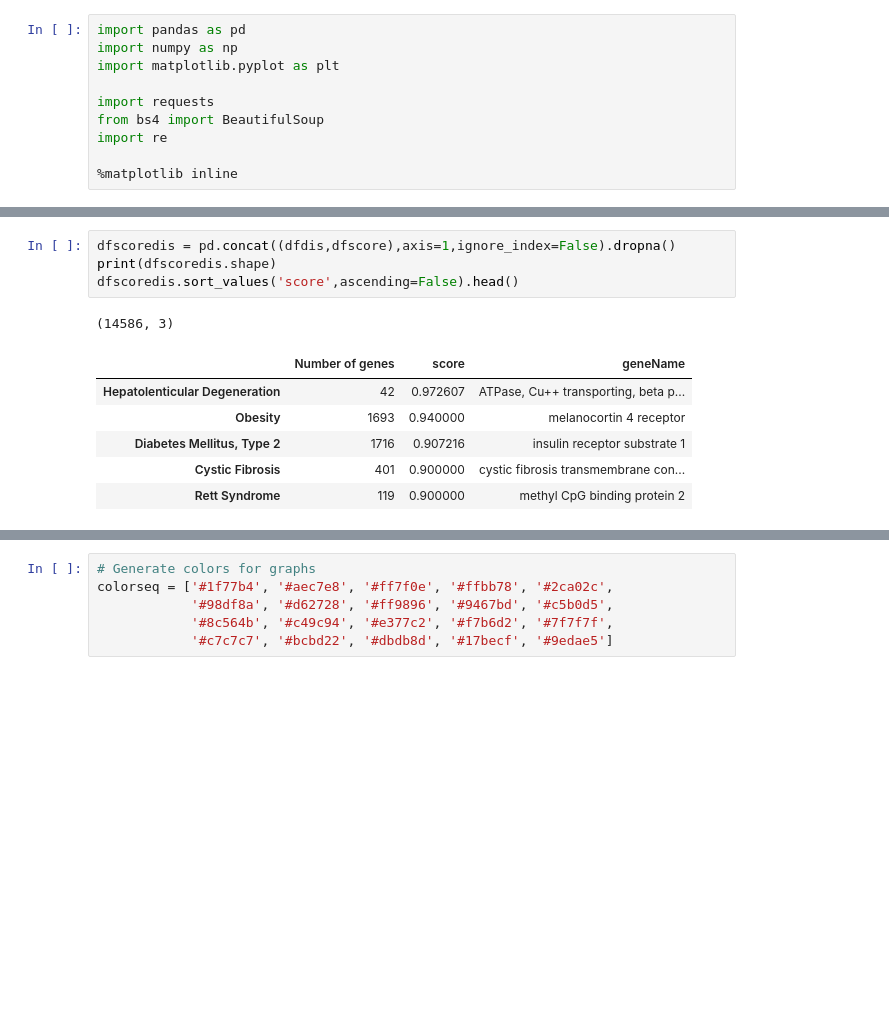
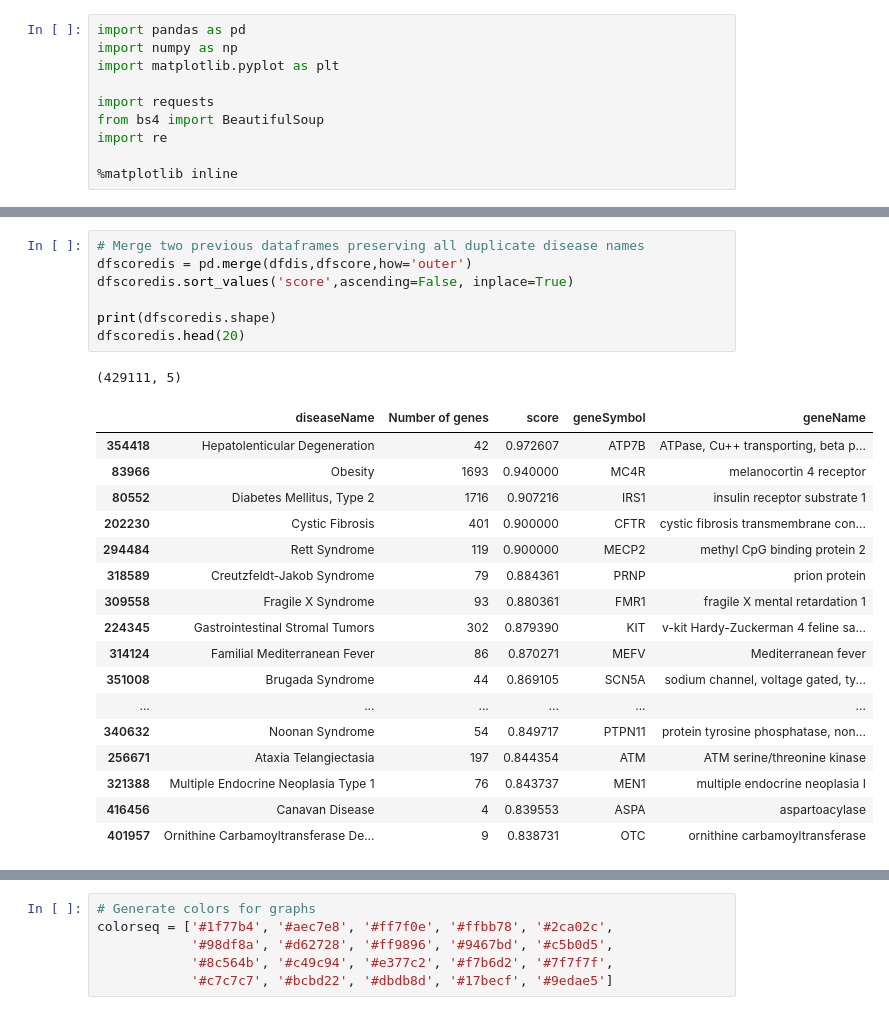
Before and after one commit to dbricare/datainc, a Jupyter notebook: genediseasedata.ipynb, the cells around one changed output, grey strips where cells are left out. Saved outputs shown, nothing was run; the diff lists cells and outputs as text; blank space fills up the shorter version.

```diff
--- a/genediseasedata.ipynb
+++ b/genediseasedata.ipynb
@@ -108,15 +139,29 @@ dfscore.head()
-# %%
-dfscoredis = pd.concat((dfdis,dfscore),axis=1,ignore_index=False).dropna()
-print(dfscoredis.shape)
-dfscoredis.sort_values('score',ascending=False).head()
-# %% [output]
-(14586, 3)
-|  | Number of genes | score | geneName |
-| Hepatolenticular Degeneration | 42 | 0.972607 | ATPase, Cu++ transporting, beta p... |
-| Obesity | 1693 | 0.940000 | melanocortin 4 receptor |
-| Diabetes Mellitus, Type 2 | 1716 | 0.907216 | insulin receptor substrate 1 |
-| Cystic Fibrosis | 401 | 0.900000 | cystic fibrosis transmembrane con... |
-| Rett Syndrome | 119 | 0.900000 | methyl CpG binding protein 2 |
+# %%
+# Merge two previous dataframes preserving all duplicate disease names
+dfscoredis = pd.merge(dfdis,dfscore,how='outer')
+dfscoredis.sort_values('score',ascending=False, inplace=True)
+
+print(dfscoredis.shape)
+dfscoredis.head(20)
+# %% [output]
+(429111, 5)
+|  | diseaseName | Number of genes | score | geneSymbol | geneName |
+| 354418 | Hepatolenticular Degeneration | 42 | 0.972607 | ATP7B | ATPase, Cu++ transporting, beta p... |
+| 83966 | Obesity | 1693 | 0.940000 | MC4R | melanocortin 4 receptor |
+| 80552 | Diabetes Mellitus, Type 2 | 1716 | 0.907216 | IRS1 | insulin receptor substrate 1 |
+| 202230 | Cystic Fibrosis | 401 | 0.900000 | CFTR | cystic fibrosis transmembrane con... |
+| 294484 | Rett Syndrome | 119 | 0.900000 | MECP2 | methyl CpG binding protein 2 |
+| 318589 | Creutzfeldt-Jakob Syndrome | 79 | 0.884361 | PRNP | prion protein |
+| 309558 | Fragile X Syndrome | 93 | 0.880361 | FMR1 | fragile X mental retardation 1 |
+| 224345 | Gastrointestinal Stromal Tumors | 302 | 0.879390 | KIT | v-kit Hardy-Zuckerman 4 feline sa... |
+| 314124 | Familial Mediterranean Fever | 86 | 0.870271 | MEFV | Mediterranean fever |
+| 351008 | Brugada Syndrome | 44 | 0.869105 | SCN5A | sodium channel, voltage gated, ty... |
+| ... | ... | ... | ... | ... | ... |
+| 340632 | Noonan Syndrome | 54 | 0.849717 | PTPN11 | protein tyrosine phosphatase, non... |
+| 256671 | Ataxia Telangiectasia | 197 | 0.844354 | ATM | ATM serine/threonine kinase |
+| 321388 | Multiple Endocrine Neoplasia Type 1 | 76 | 0.843737 | MEN1 | multiple endocrine neoplasia I |
+| 416456 | Canavan Disease | 4 | 0.839553 | ASPA | aspartoacylase |
+| 401957 | Ornithine Carbamoyltransferase De... | 9 | 0.838731 | OTC | ornithine carbamoyltransferase |
 # %%
 # Select higher quality data by removing lower scores and high number of genes
 dfthresh = dfscoredis.copy()
```
Also changed, not shown: parts of 15 cells of this notebook.
